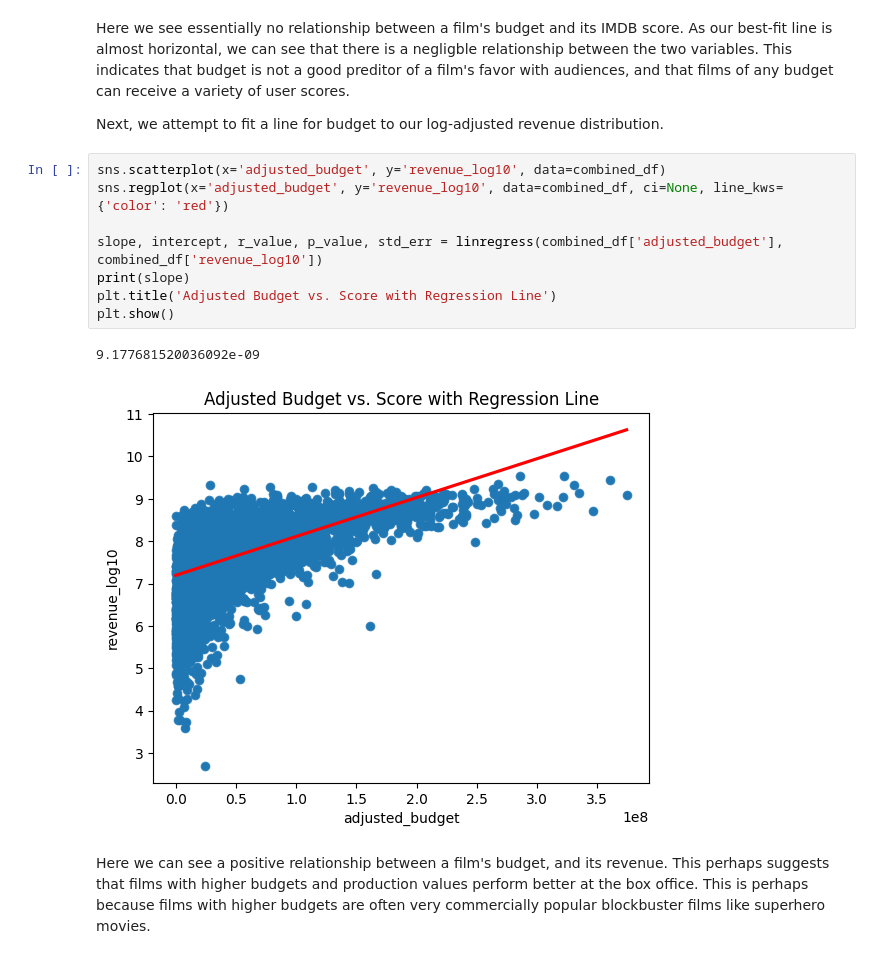
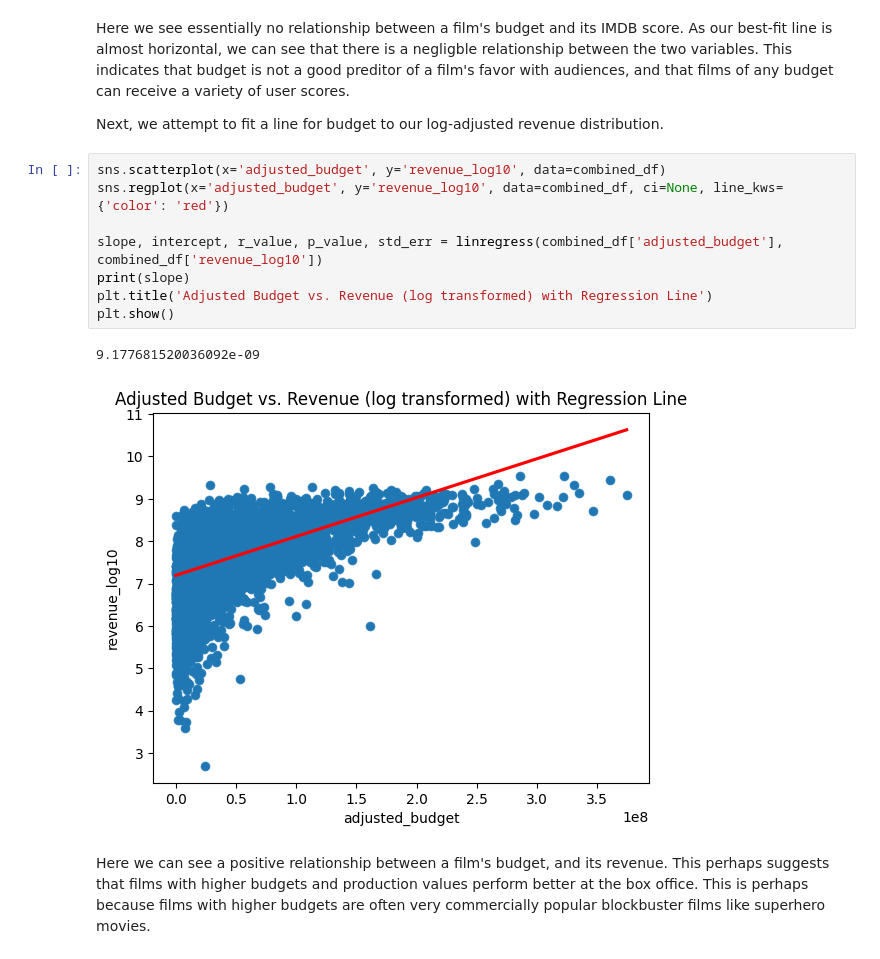
Before and after one commit to COGS108/Group028_WI24, a Jupyter notebook: FinalProject_Group028_WI24.ipynb, the cells around one changed output. Drawn from its saved outputs; the diff is of its cells as text.

Commit message:
added titles to the last few images

```diff
--- a/FinalProject_Group028_WI24.ipynb
+++ b/FinalProject_Group028_WI24.ipynb
@@ -915,14 +917,14 @@ Next, we attempt to fit a line for budget to our log-adjusted revenue distributi
 # %%
 sns.scatterplot(x='adjusted_budget', y='revenue_log10', data=combined_df)
 sns.regplot(x='adjusted_budget', y='revenue_log10', data=combined_df, ci=None, line_kws={'color': 'red'})
 
 slope, intercept, r_value, p_value, std_err = linregress(combined_df['adjusted_budget'], combined_df['revenue_log10'])
 print(slope)
-plt.title('Adjusted Budget vs. Score with Regression Line')
+plt.title('Adjusted Budget vs. Revenue (log transformed) with Regression Line')
 plt.show()
 # %% [output]
 9.177681520036092e-09
-[figure, old version]
+[figure, new version]
 # %% [markdown]
 Here we can see a positive relationship between a film's budget, and its revenue. This perhaps suggests that films with higher budgets and production values perform better at the box office. This is perhaps because films with higher budgets are often very commercially popular blockbuster films like superhero movies.
 # %% [markdown]
```
Also changed, not shown: parts of 11 cells of this notebook.
